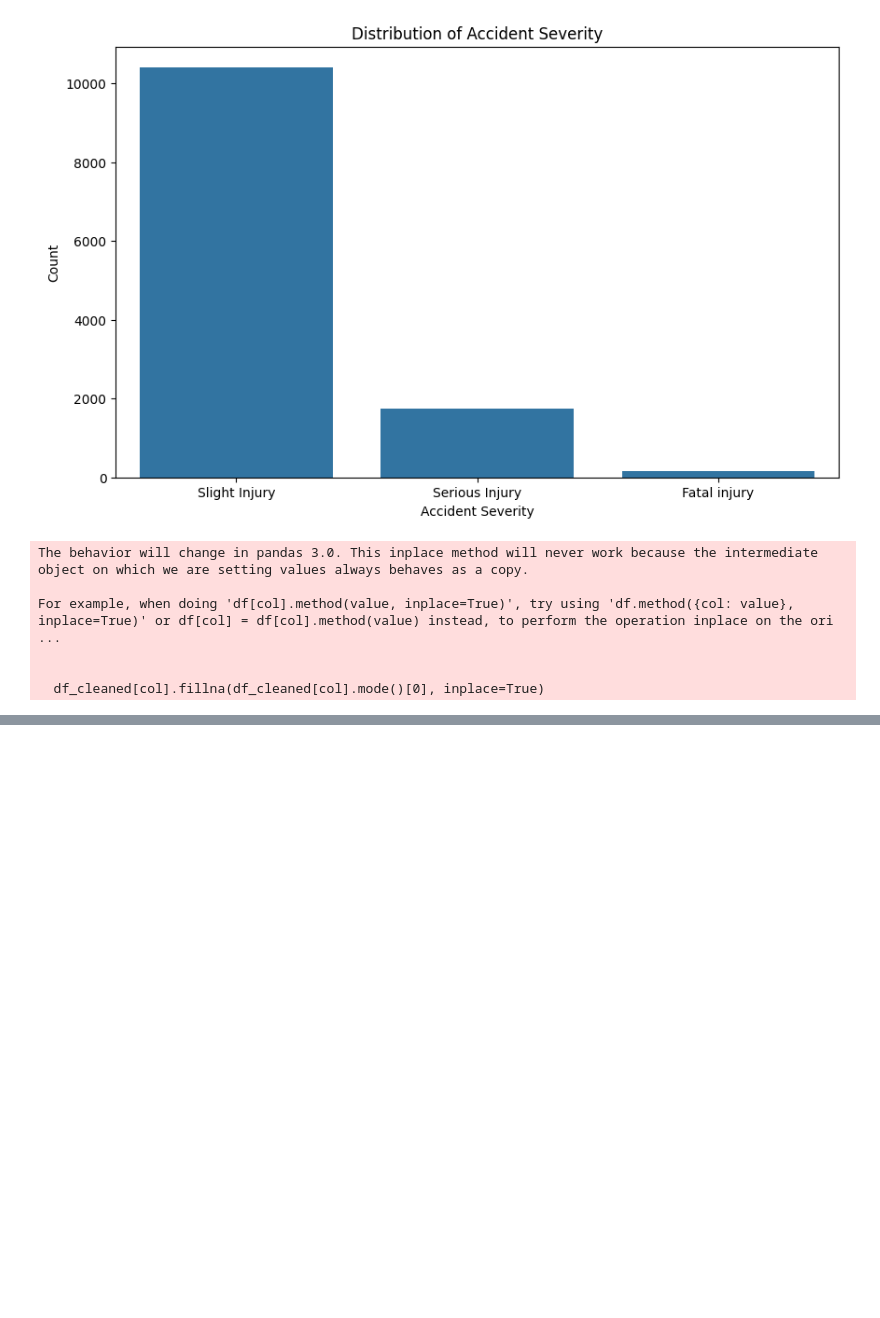
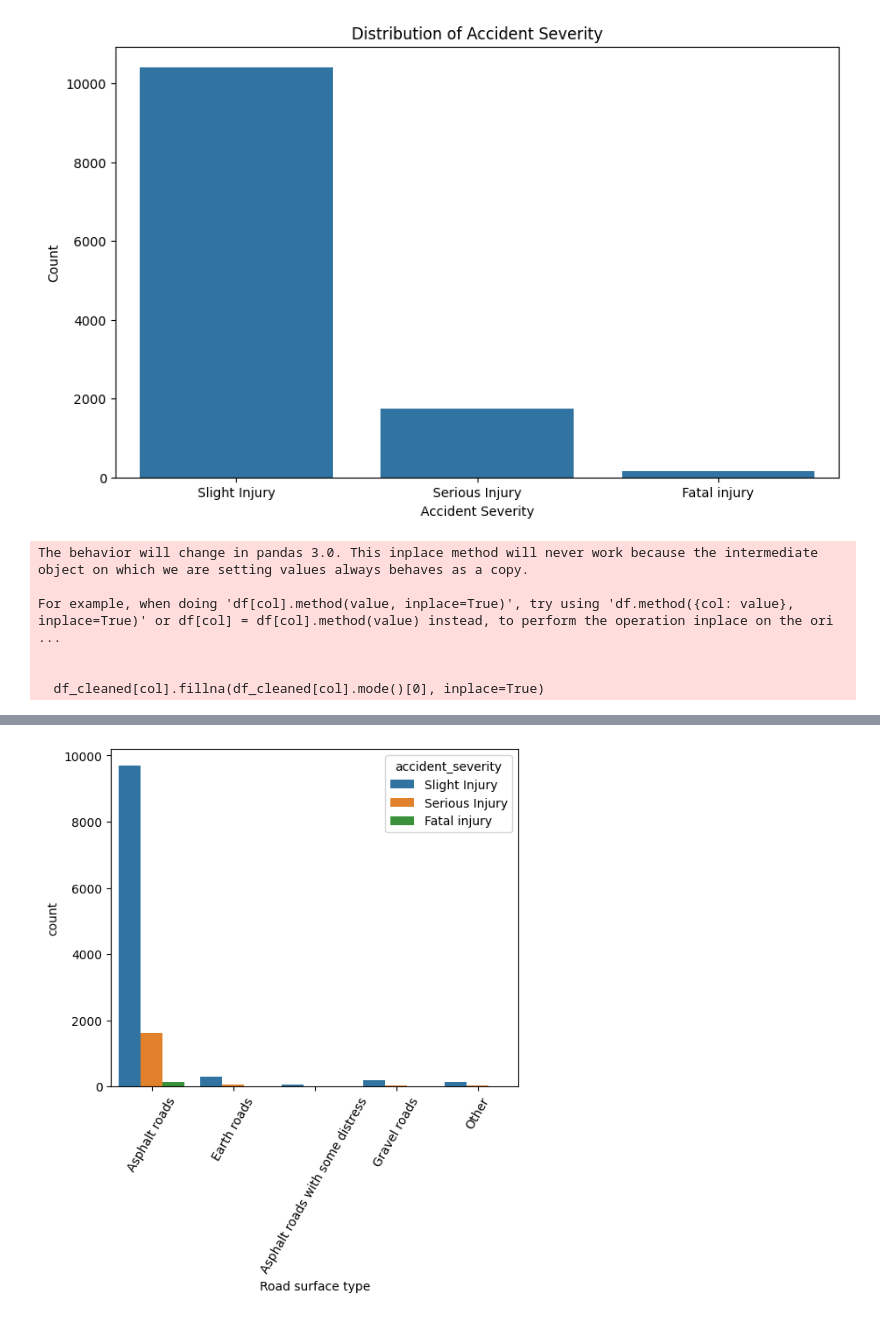
Before and after one commit to Jett-Tan/Traffic-Predictor, a Jupyter notebook: exploration_rta_dataset.ipynb, the cells around one changed output, grey strips where cells are left out. Cells and saved outputs as stored; diff of their text form; code cells hidden in the pictures; blank space fills up the shorter version.

```diff
--- a/exploration_rta_dataset.ipynb
+++ b/exploration_rta_dataset.ipynb
@@ -592,0 +621,12 @@ For example, when doing 'df[col].method(value, inplace=True)', try using 'df.met
+# %%
+# Plot the bar plot of road_surface_type and accident severity feature
+plt.figure(figsize=(6,5))
+sns.countplot(x='road_surface_type', hue='accident_severity', data=df_cleaned)
+plt.xlabel('Road surface type')
+plt.xticks(rotation=60)
+plt.show()
+
+# Most accidents happened on "asphalt roads" in the dataset, followed by "earth roads"
+# We can conclude that most accidents and fatal injuries occur on asphalt roads, and this is not a significant variable to predict the target class
+# %% [output]
+[figure, added]
```
Also changed, not shown: parts of 12 cells of this notebook.
